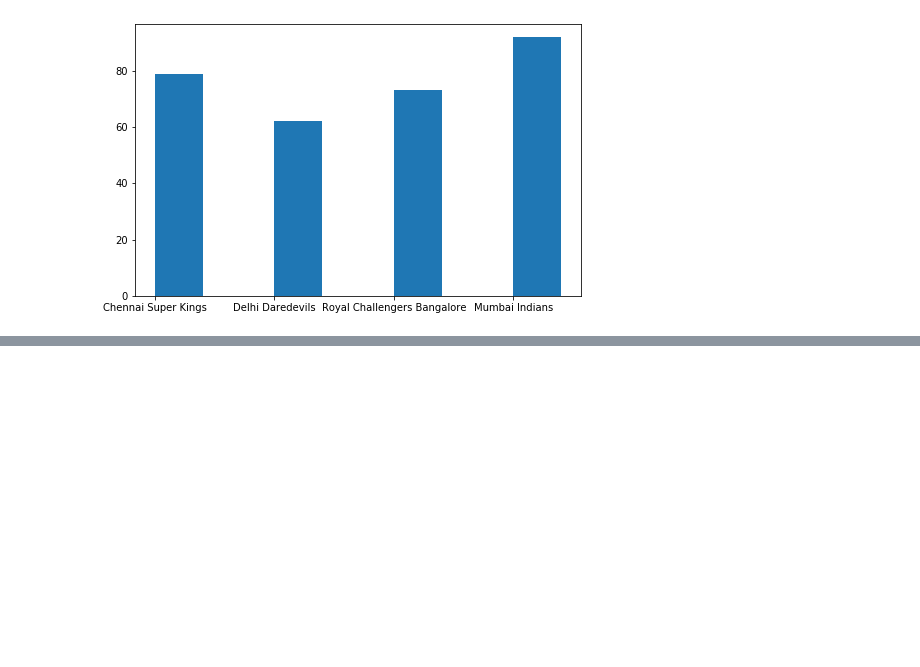
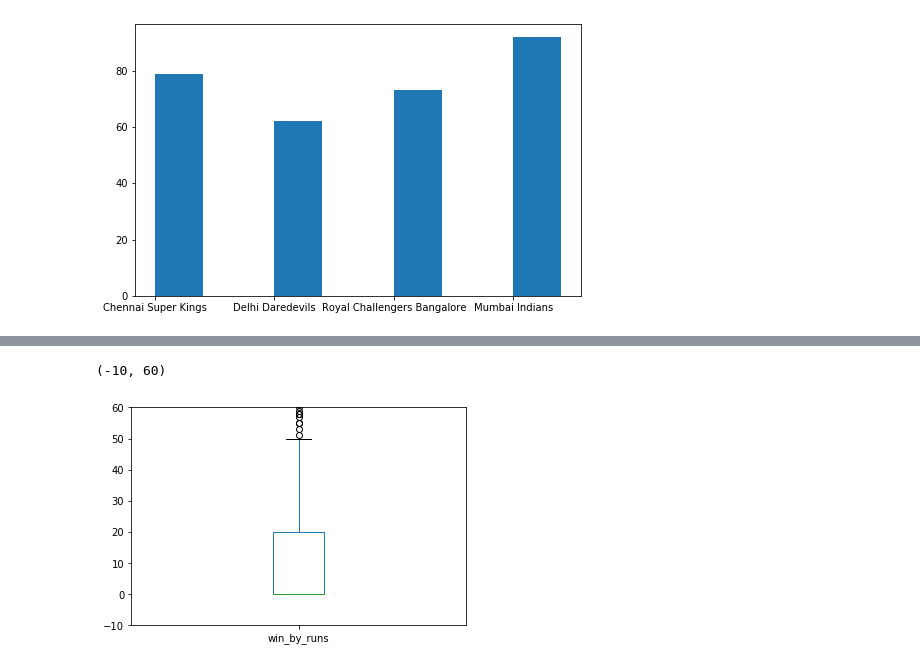
Before and after one commit to DegenD/Data-Analysis-of-Match-data, a Jupyter notebook: Match data Analysis.ipynb, the cells around one changed output, grey strips where cells are left out. Cells and saved outputs as stored; diff of their text form; code cells hidden in the pictures; blank space fills up the shorter version.

```diff
--- a/Match data Analysis.ipynb
+++ b/Match data Analysis.ipynb
@@ -68,0 +77,8 @@ plt.bar(name,win_count, align='edge', width=0.4)
+# %%
+df['win_by_runs'].astype(int)
+
+df['win_by_runs'].plot.box()
+plt.ylim(-10,60)
+# %% [output]
+(-10, 60)
+[figure, added]
```
Also changed, not shown: parts of 1 cell of this notebook.
